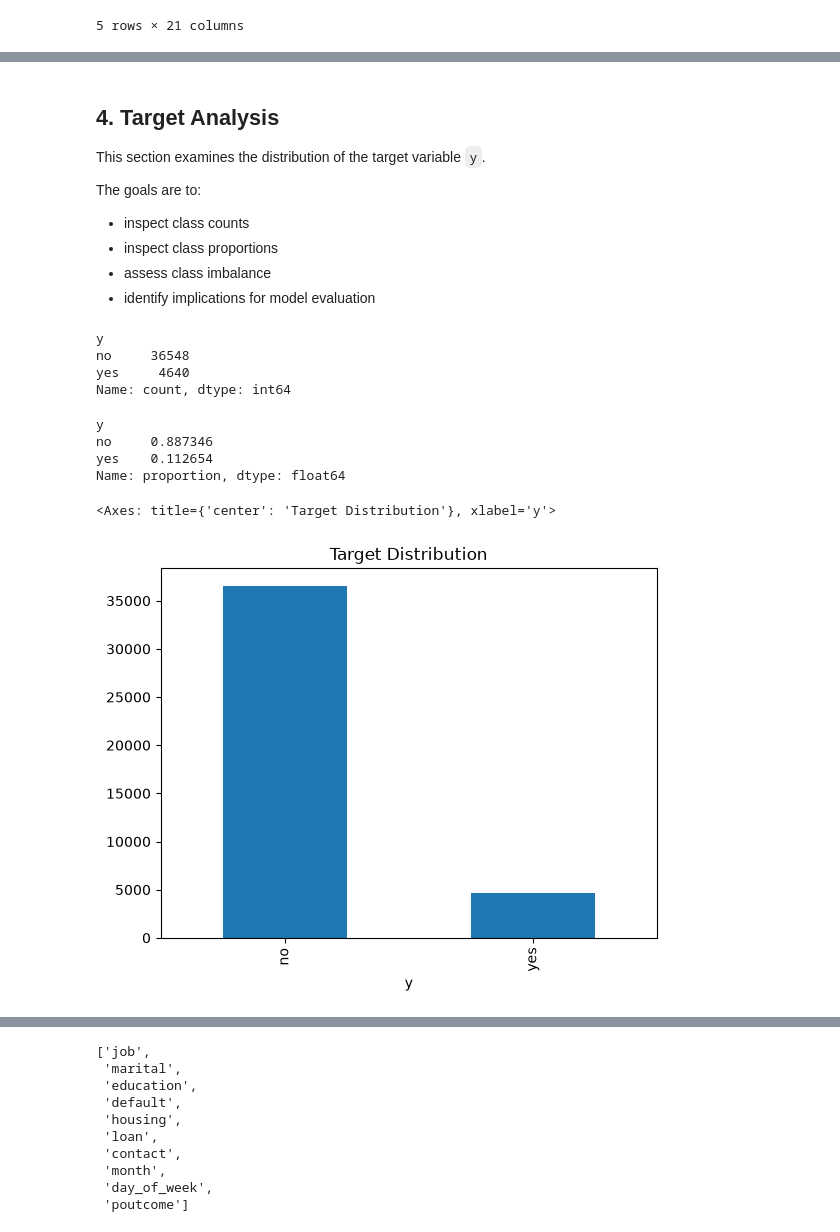
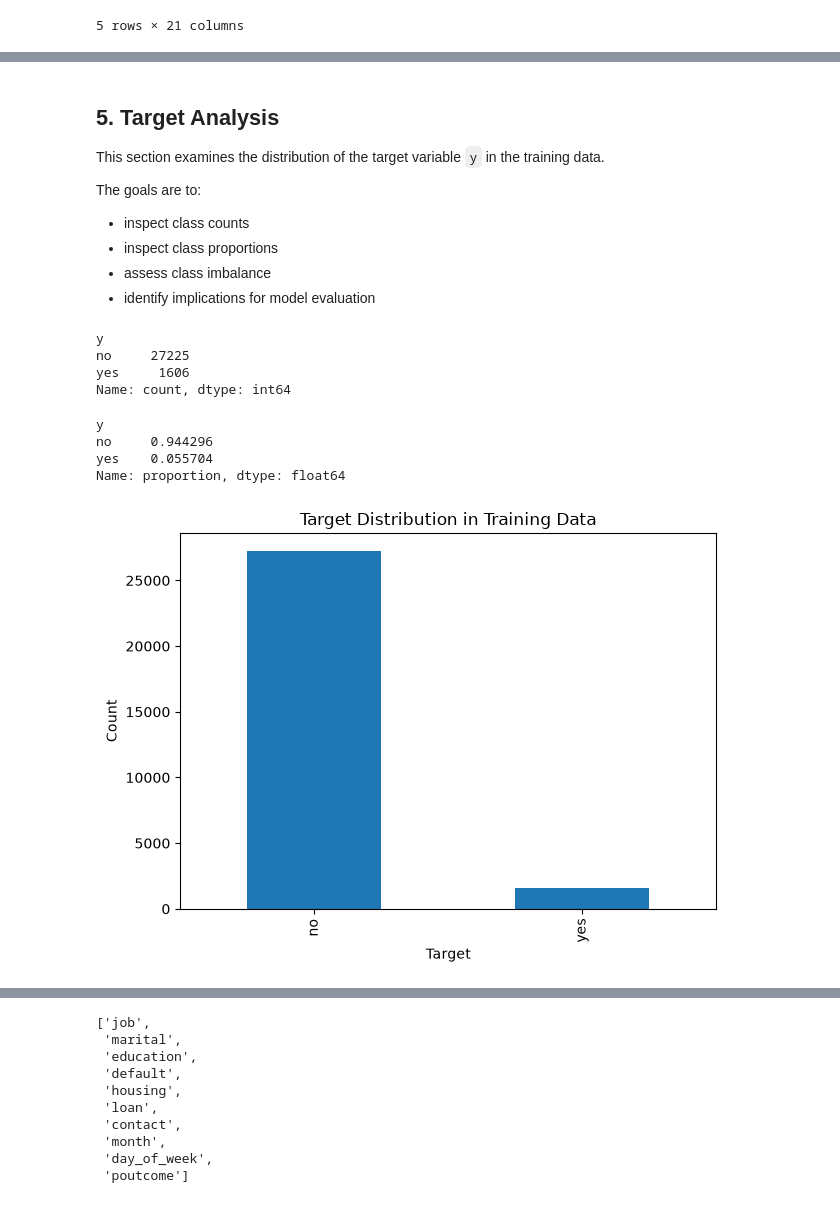
Before and after one commit to keonyoung00/bank-marketing-ml, a Jupyter notebook: notebooks/01_eda.ipynb, the cells around one changed output, grey strips where cells are left out. Drawn from its saved outputs; the diff is of its cells as text; code cells hidden in the pictures.

Commit message:
complete exploratory data analysis notebook

```diff
--- a/notebooks/01_eda.ipynb
+++ b/notebooks/01_eda.ipynb
@@ -194,4 +190,7 @@ Data columns (total 21 columns):
  20  y               41188 non-null  str
 dtypes: float64(5), int64(5), str(11)
 memory usage: 6.6 MB
+# %%
+target = "y"
+excluded_features = ["duration"]
 # %%
@@ -240,0 +407,9 @@ target_col = "y"
+# %%
+n = len(df)
+
+train_end = int(n * 0.70)
+valid_end = int(n * 0.90)
+
+train_df = df.iloc[:train_end].copy()
+valid_df = df.iloc[train_end:valid_end].copy()
+test_df = df.iloc[valid_end:].copy()
@@ -412,7 +646,8 @@ pd.crosstab(
 # %% [markdown]
-## 4. Target Analysis
+## 5. Target Analysis
 
-This section examines the distribution of the target variable `y`.
+This section examines the distribution of the target variable `y` in the
+training data.
 
 The goals are to:
 
@@ -421,27 +656,31 @@ The goals are to:
 - assess class imbalance
 - identify implications for model evaluation
 # %%
-df["y"].value_counts()
+train_df[target].value_counts()
 # %% [output]
 y
-no     36548
-yes     4640
+no     27225
+yes     1606
 Name: count, dtype: int64
 # %%
-df["y"].value_counts(normalize=True)
+train_df[target].value_counts(normalize=True)
 # %% [output]
 y
-no     0.887346
-yes    0.112654
+no     0.944296
+yes    0.055704
 Name: proportion, dtype: float64
 # %%
-df["y"].value_counts().plot(
+train_df[target].value_counts().plot(
     kind="bar",
-    title="Target Distribution",
+    title="Target Distribution in Training Data",
 )
+
+plt.xlabel("Target")
+plt.ylabel("Count")
+plt.tight_layout()
+plt.show()
 # %% [output]
-<Axes: title={'center': 'Target Distribution'}, xlabel='y'>
-[figure, old version]
+[figure, new version]
 # %% [markdown]
 ### Observations
 
```
Also changed, not shown: parts of 127 cells of this notebook.
